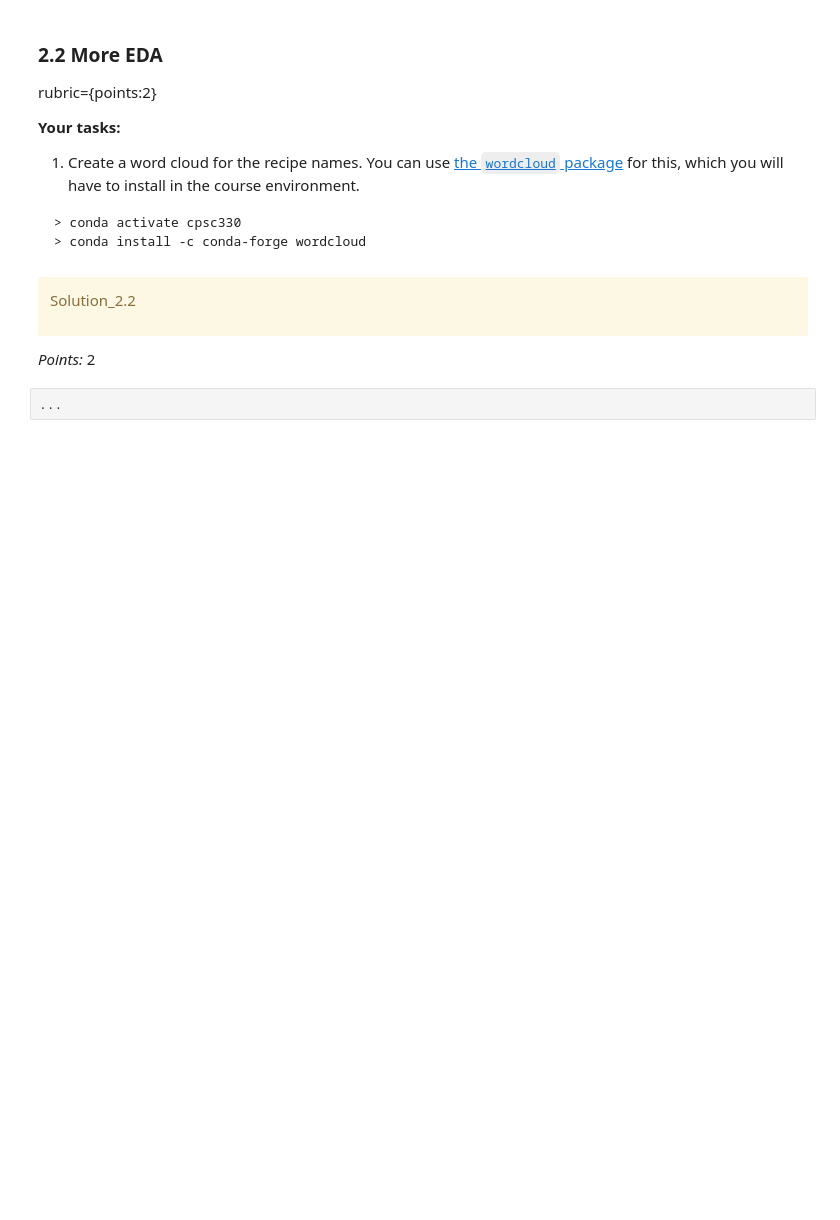
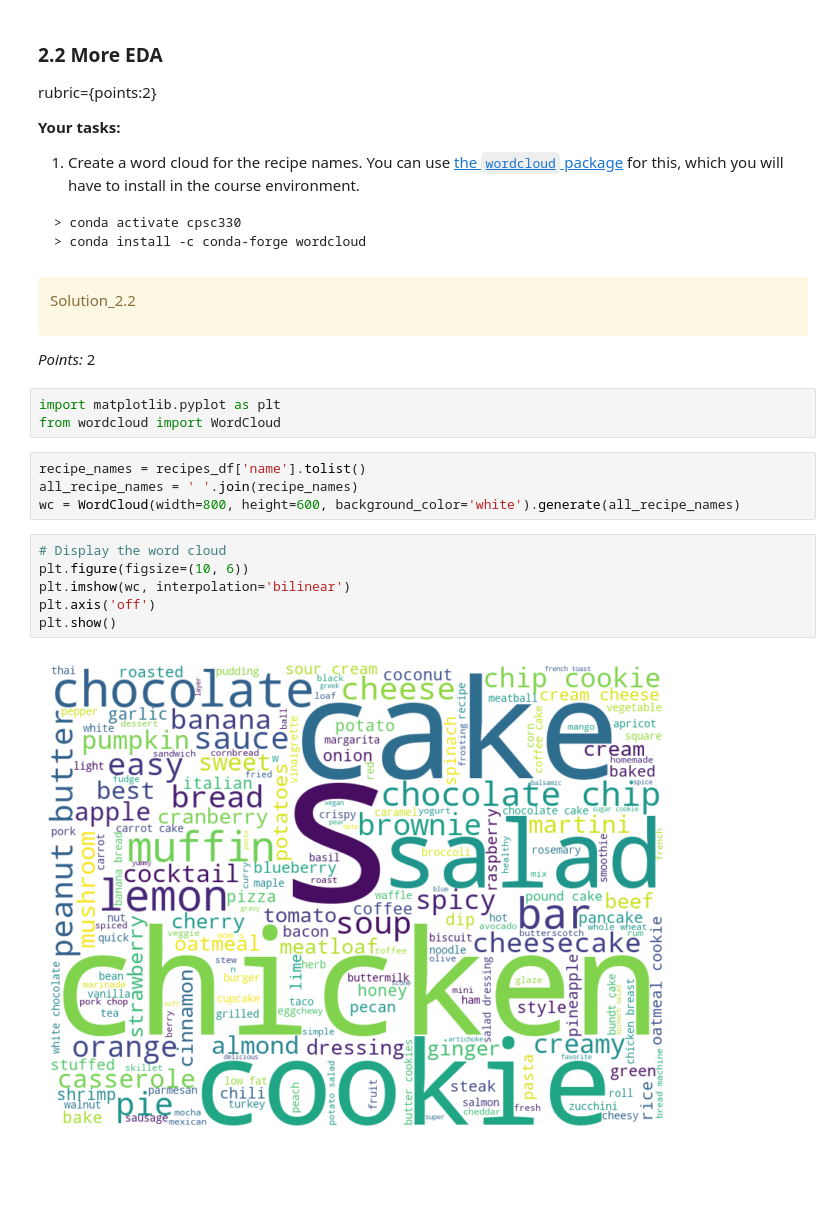
Before and after one commit to Nick-zhen/ML-Project, a Jupyter notebook: hw6/hw6.ipynb, the cells around one changed output. Drawn from its saved outputs; the diff is of its cells as text; blank space fills up the shorter version.

```diff
--- a/hw6/hw6.ipynb
+++ b/hw6/hw6.ipynb
@@ -529,8 +550,21 @@ Solution_2.2
 </div>
 
 _Points:_ 2
-# %%
-...
+# %%
+import matplotlib.pyplot as plt
+from wordcloud import WordCloud
+# %%
+recipe_names = recipes_df['name'].tolist()
+all_recipe_names = ' '.join(recipe_names)
+wc = WordCloud(width=800, height=600, background_color='white').generate(all_recipe_names)
+# %%
+# Display the word cloud
+plt.figure(figsize=(10, 6))
+plt.imshow(wc, interpolation='bilinear')
+plt.axis('off')
+plt.show()
+# %% [output]
+[figure, added]
 # %% [markdown]
 <!-- END QUESTION -->
 
```
Also changed, not shown: parts of 9 cells of this notebook.
